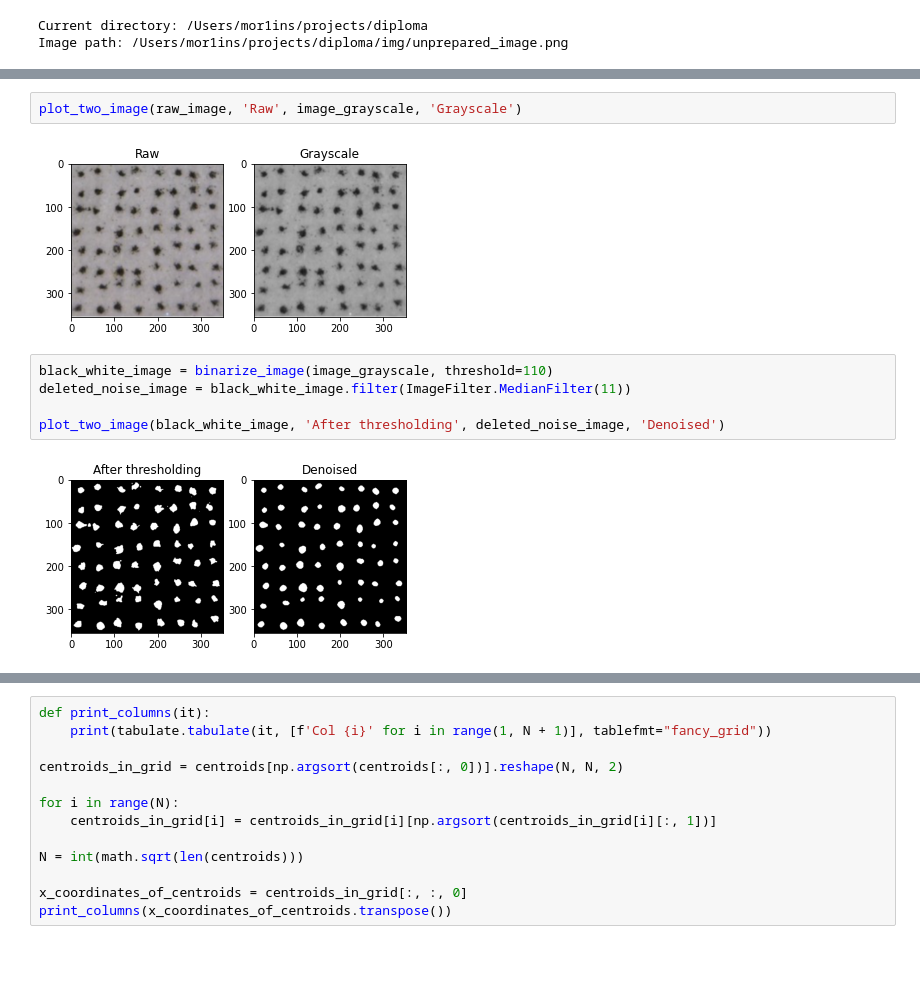
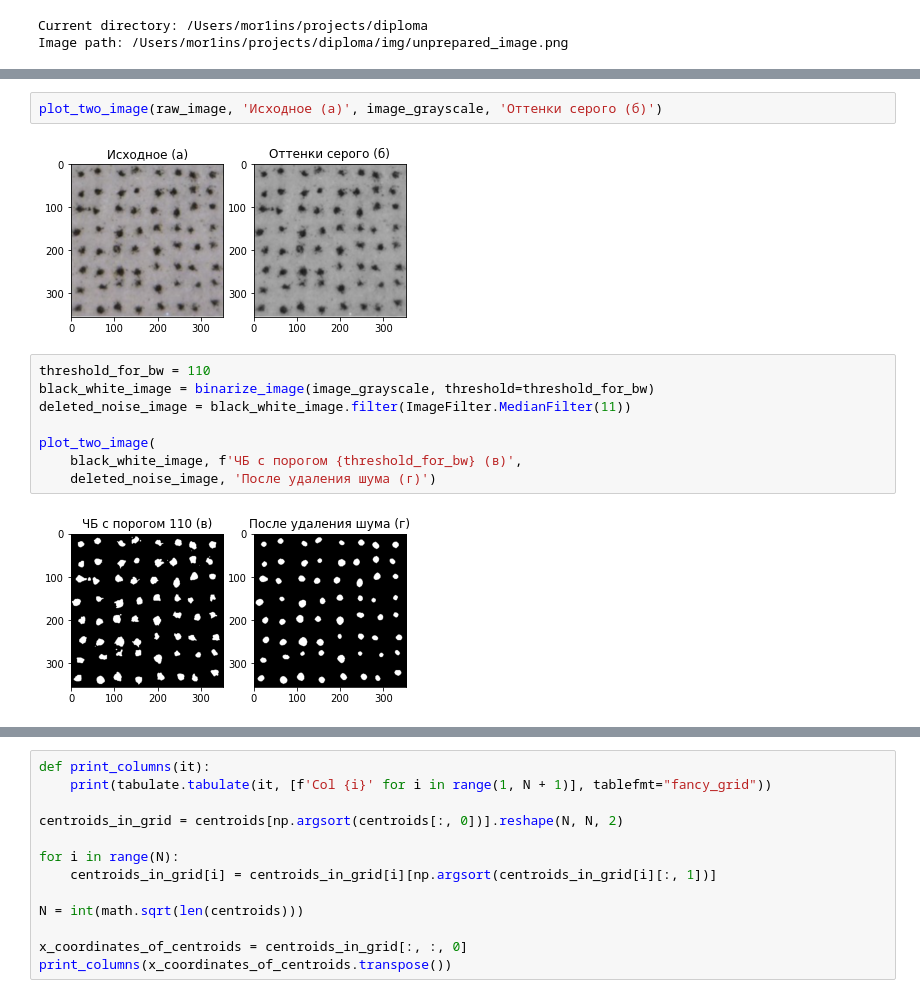
Before and after one commit to mor1ins/diploma_material, a Jupyter notebook: Decoder.ipynb, the cells around one changed output, grey strips where cells are left out. Cells and saved outputs as stored; diff of their text form; blank space fills up the shorter version.

```diff
--- a/Decoder.ipynb
+++ b/Decoder.ipynb
@@ -65,11 +84,14 @@ Image path: /Users/mor1ins/projects/diploma/img/unprepared_image.png
 # %%
-plot_two_image(raw_image, 'Raw', image_grayscale, 'Grayscale')
+plot_two_image(raw_image, 'Исходное (а)', image_grayscale, 'Оттенки серого (б)')
 # %% [output]
-[figure, old version]
+[figure, new version]
 # %%
-black_white_image = binarize_image(image_grayscale, threshold=110)
+threshold_for_bw = 110
+black_white_image = binarize_image(image_grayscale, threshold=threshold_for_bw)
 deleted_noise_image = black_white_image.filter(ImageFilter.MedianFilter(11))
 
-plot_two_image(black_white_image, 'After thresholding', deleted_noise_image, 'Denoised')
+plot_two_image(
+    black_white_image, f'ЧБ с порогом {threshold_for_bw} (в)',
+    deleted_noise_image, 'После удаления шума (г)')
 # %% [output]
-[figure, old version]
+[figure, new version]
```
Also changed, not shown: parts of 4 cells of this notebook.
